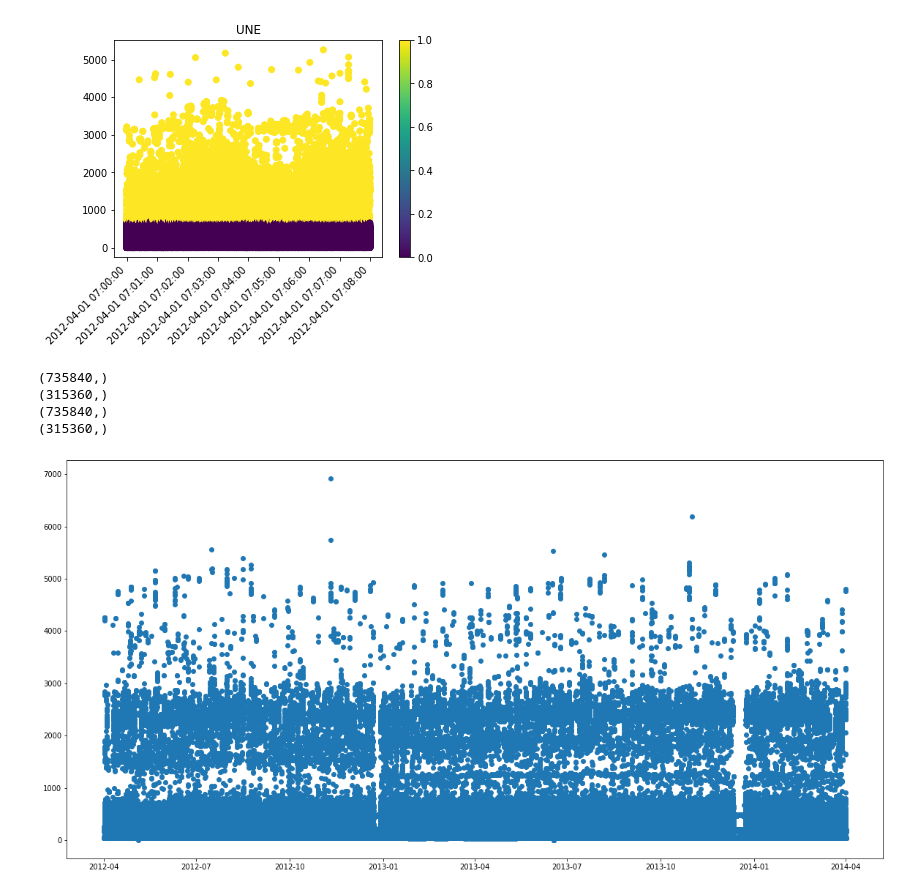
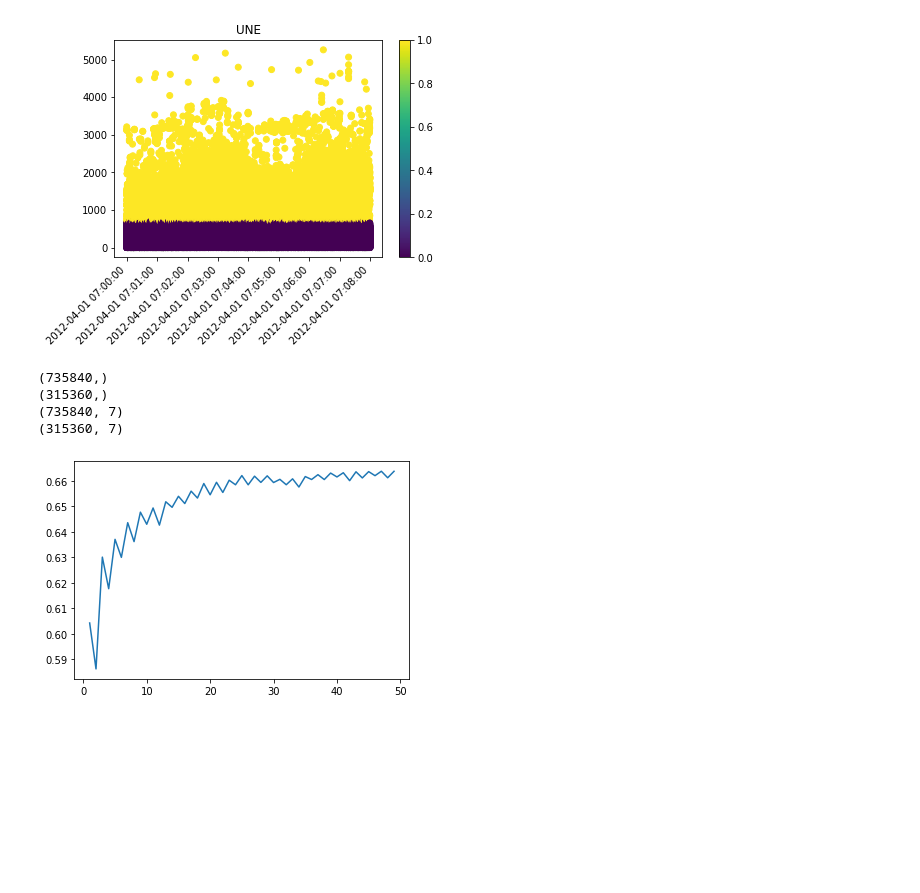
Before and after one commit to HenHimA1/A1, a Jupyter notebook: AMPds_KNN.ipynb, the cells around one changed output. Drawn from its saved outputs; the diff is of its cells as text; code cells hidden in the pictures; blank space fills up the shorter version.

```diff
--- a/AMPds_KNN.ipynb
+++ b/AMPds_KNN.ipynb
@@ -107,8 +107,10 @@ for i in output_label:
 [figure]
 [figure]
 [figure]
+# %%
+klusterpd = pd.DataFrame.from_dict(kluster)
 # %%
-X_train, X_test, y_train, y_test = train_test_split(data1['UNIX_TS'], data1['B1E'], test_size=0.30, random_state=42)
+X_train, X_test, y_train, y_test = train_test_split(InputWHE1, klusterpd, test_size=0.30, random_state=42)
 # %%
 print(X_train.shape)
 print(X_test.shape)
@@ -117,5 +119,5 @@ print(y_test.shape)
 # %% [output]
 (735840,)
 (315360,)
-(735840,)
-(315360,)
+(735840, 7)
+(315360, 7)
@@ -124,6 +124,13 @@ latency_data = 10
-# %%
-plt.figure(figsize=[20,10])
-plt.scatter(data1['UNIX_TS'],data1['RSE'])
-plt.show()
-# %% [output]
-[figure, removed]
+# %%
+from sklearn.neighbors import KNeighborsClassifier
+from sklearn.metrics import accuracy_score
+akurasi = []
+for i in range(1,50):
+  knn = KNeighborsClassifier(n_neighbors=i).fit(X_train.reshape(-1,1),y_train)
+  predict = knn.predict(X_test.reshape(-1,1))
+  akurasi.append(accuracy_score(y_test,predict))
+# %%
+plt.plot(range(1,50),akurasi)
+plt.show()
+# %% [output]
+[figure, added]
```
Also changed, not shown: parts of 1 cell of this notebook.
